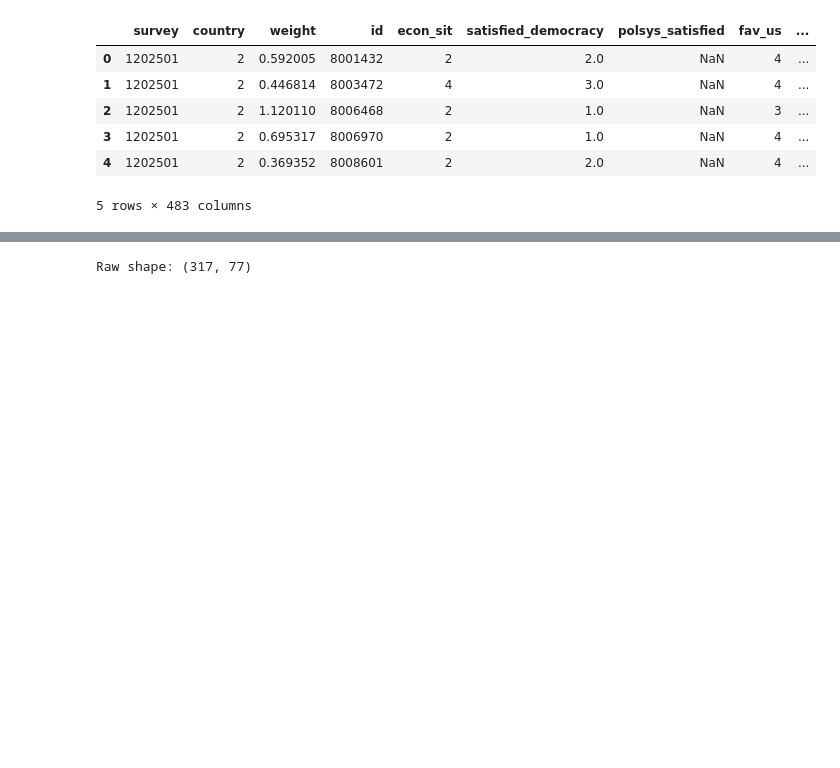
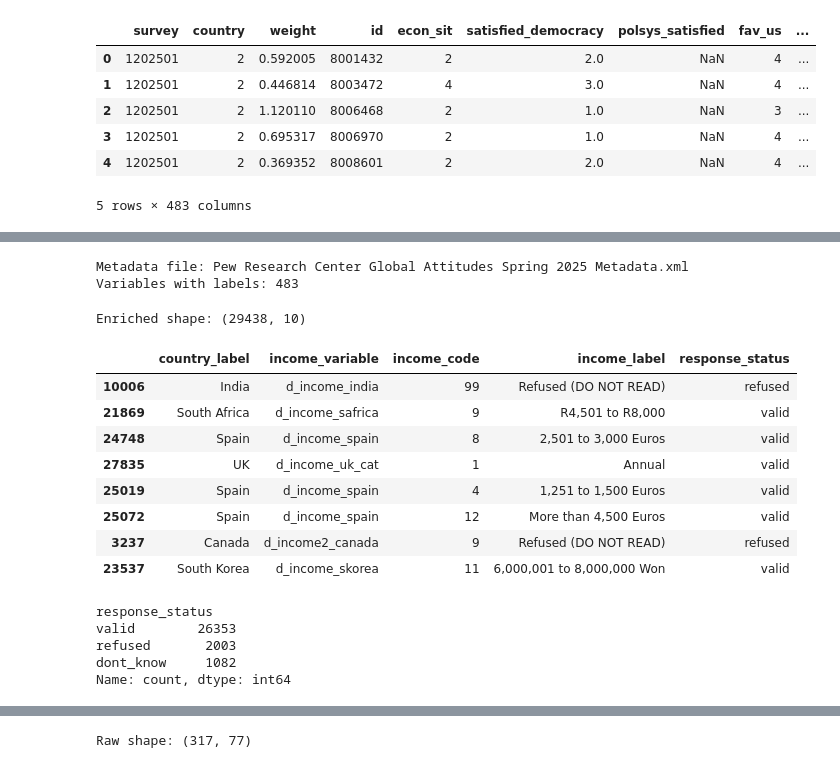
Before and after one commit to JohnBuni/lab2_tidying_cleaning_imputation_outlier, a Jupyter notebook: week5Lab.ipynb, the cells around one changed output, grey strips where cells are left out. Saved outputs shown, nothing was run; the diff lists cells and outputs as text; code cells hidden in the pictures; blank space fills up the shorter version.

```diff
--- a/pew_data_notebook.ipynb
+++ b/week5Lab.ipynb
@@ -74,0 +118,34 @@ Summary columns: ['country_name', 'income', 'income2']
+# %%
+pew_xml = next((PROJECT_ROOT / "data").rglob("Pew*Metadata.xml"))
+
+pew = PewWorker(pew_files[0], metadata_path=pew_xml)
+pew_df = pew.load()
+print("Metadata file:", pew_xml.name)
+print("Variables with labels:", pew.load_metadata())
+# %% [output]
+Metadata file: Pew Research Center Global Attitudes Spring 2025 Metadata.xml
+Variables with labels: 483
+# %%
+pew_melted = pew.melt_income()
+pew_melted = pew.add_metadata_columns()
+
+print("Labelled dataset:", pew_melted.shape)
+display(pew_melted[["country_label", "income_variable", "income_code",
+                    "income_label", "response_status"]].sample(8, random_state=1))
+print(pew_melted["response_status"].value_counts())
+# %% [output]
+Enriched shape: (29438, 10)
+|  | country_label | income_variable | income_code | income_label | response_status |
+| 10006 | India | d_income_india | 99 | Refused (DO NOT READ) | refused |
+| 21869 | South Africa | d_income_safrica | 9 | R4,501 to R8,000 | valid |
+| 24748 | Spain | d_income_spain | 8 | 2,501 to 3,000 Euros | valid |
+| 27835 | UK | d_income_uk_cat | 1 | Annual | valid |
+| 25019 | Spain | d_income_spain | 4 | 1,251 to 1,500 Euros | valid |
+| 25072 | Spain | d_income_spain | 12 | More than 4,500 Euros | valid |
+| 3237 | Canada | d_income2_canada | 9 | Refused (DO NOT READ) | refused |
+| 23537 | South Korea | d_income_skorea | 11 | 6,000,001 to 8,000,000 Won | valid |
+response_status
+valid        26353
+refused       2003
+dont_know     1082
+Name: count, dtype: int64
```
Also changed, not shown: parts of 66 cells of this notebook, 7 other files.
